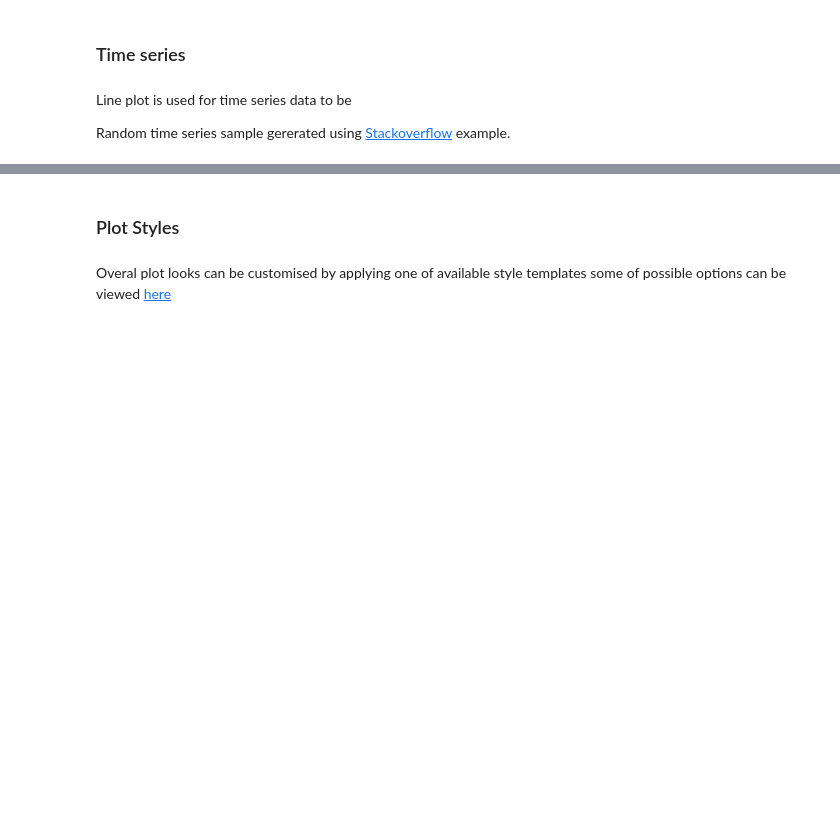
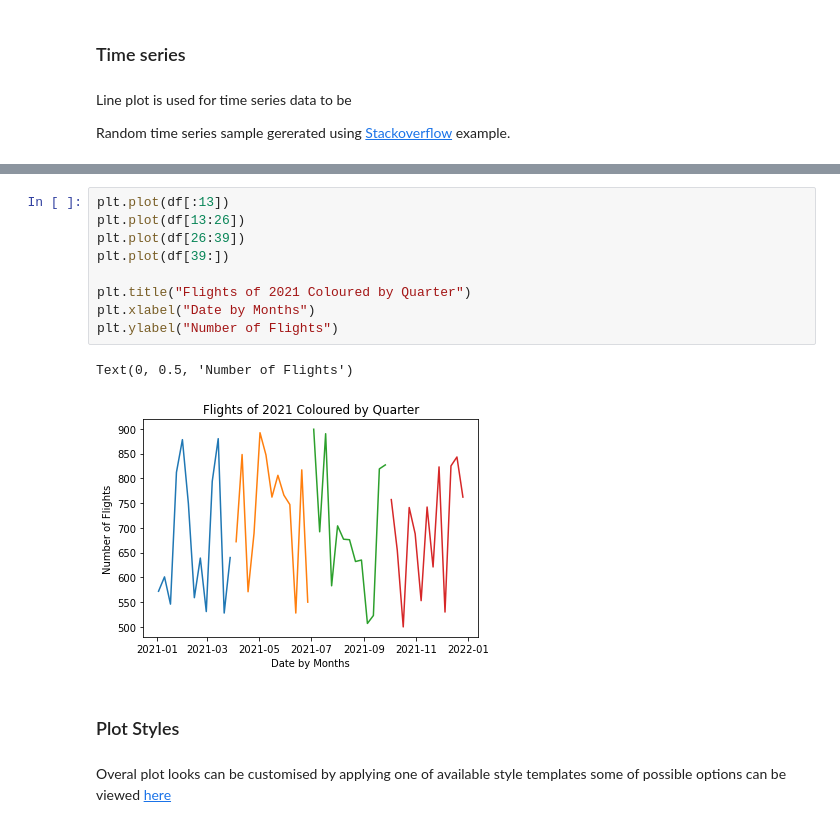
Before and after one commit to Mantvydas-data/FundamentalsofDataAnalysis, a Jupyter notebook: pyplot.ipynb, the cells around one changed output, grey strips where cells are left out. Drawn from its saved outputs; the diff is of its cells as text; blank space fills up the shorter version.

```diff
--- a/pyplot.ipynb
+++ b/pyplot.ipynb
@@ -280,3 +297,15 @@ Random time series sample gererated using [Stackoverflow](https://stackoverflow.
+# %%
+plt.plot(df[:13])
+plt.plot(df[13:26])
+plt.plot(df[26:39])
+plt.plot(df[39:])
+
+plt.title("Flights of 2021 Coloured by Quarter")
+plt.xlabel("Date by Months")
+plt.ylabel("Number of Flights")
+# %% [output]
+Text(0, 0.5, 'Number of Flights')
+[figure, added]
 # %% [markdown]
 ### Plot Styles
 # %% [markdown]
```
Also changed, not shown: parts of 9 cells of this notebook.
